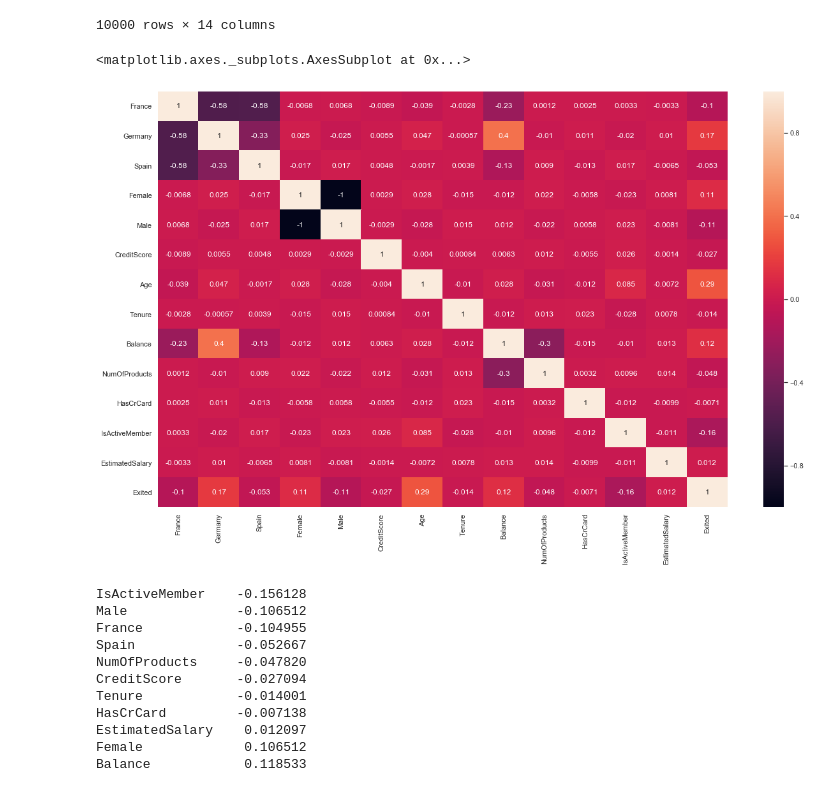
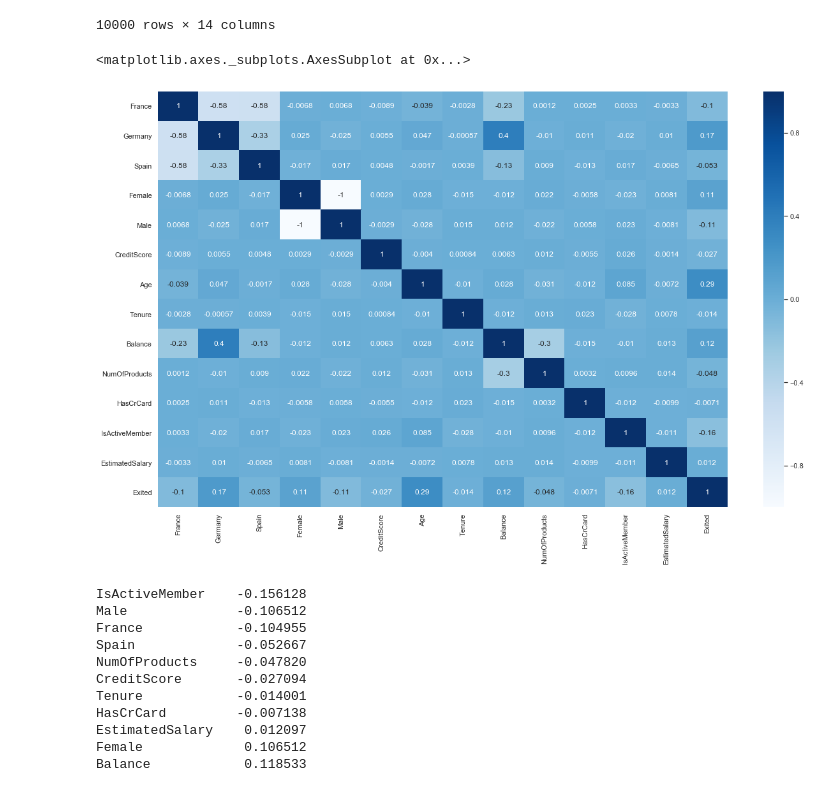
Before and after one commit to apeuta/Final_Project_JCDS07_ChurnPrediction_Bank, a Jupyter notebook: FP01_Data_Preparation_and_Visualization_Insight.ipynb, the cells around one changed output. Cells and saved outputs as stored; diff of their text form; code cells hidden in the pictures.

```diff
--- a/FP01_Data_Preparation_and_Visualization_Insight.ipynb
+++ b/FP01_Data_Preparation_and_Visualization_Insight.ipynb
@@ -452,10 +479,10 @@ dtChurn
 10000 rows × 14 columns
 # %%
 plt.figure(figsize= (20,12))
-sb.heatmap(dtChurn.corr(method= "pearson"), annot= True)
+sb.heatmap(dtChurn.corr(method= "pearson"), annot= True, cmap="Blues")
 # %% [output]
 <matplotlib.axes._subplots.AxesSubplot at 0x...>
-[figure, old version]
+[figure, new version]
 # %%
 dtChurn.corr(method= "pearson")["Exited"].sort_values()
 # %% [output]
```
Also changed, not shown: parts of 23 cells of this notebook, 17 other files.
